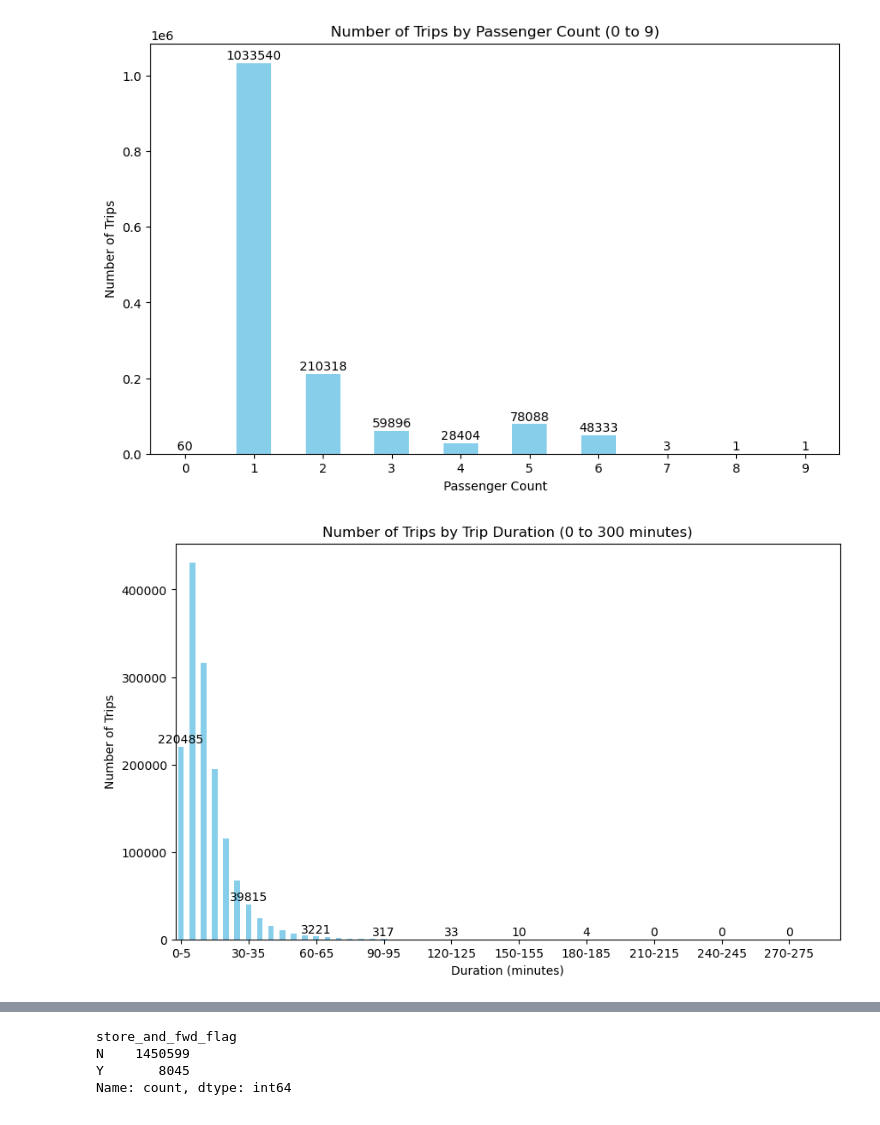
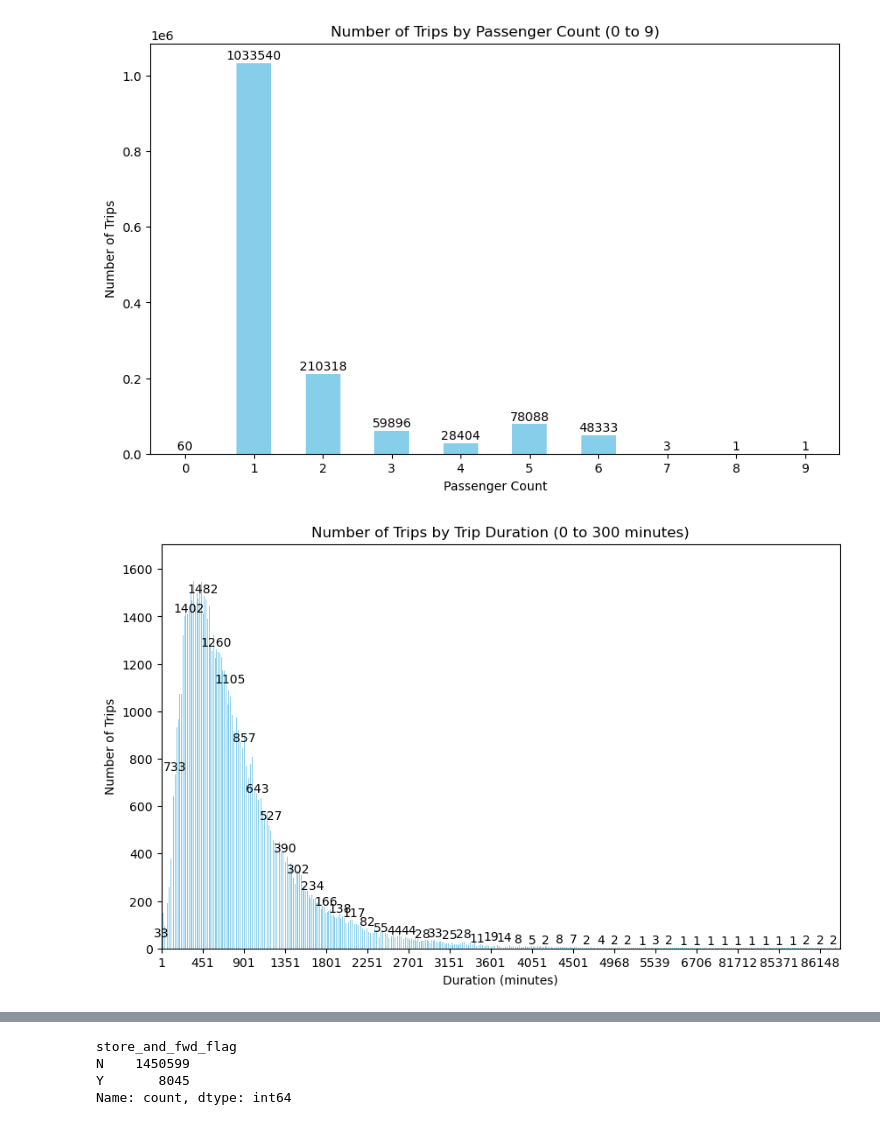
Before and after one commit to Niki123456123456/taxi_trip_duration, a Jupyter notebook: main.ipynb, the cells around one changed output, grey strips where cells are left out. Saved outputs shown, nothing was run; the diff lists cells and outputs as text; code cells hidden in the pictures.

```diff
--- a/main.ipynb
+++ b/main.ipynb
@@ -62,38 +62,21 @@ plt.show()
 # %% [output]
 [figure]
 # %%
-train['trip_duration_min'] = train['trip_duration'] / 60
-train['trip_duration_hour'] = train['trip_duration_min'] / 60
+passenger_count_distribution = train['trip_duration'].value_counts().sort_index()
 
-
-bins = np.arange(0, 300, 5)
-labels = [f"{i}-{i+5}" for i in bins[:-1]]
-
-# Bin the data and count trips per interval
-passenger_count_distribution = pd.cut(train['trip_duration_min'], bins=bins, labels=labels, right=False).value_counts().sort_index()
-
-
-#passenger_count_distribution = passenger_count_distribution.groupby(np.arange(len(passenger_count_distribution)) // 10).sum()
-
-# Filter for passenger counts from 0 to 9
-# passenger_count_distribution = passenger_count_distribution.loc[0:9]
-
-# Plot the distribution
 plt.figure(figsize=(10, 6))
 passenger_count_distribution.plot(kind='bar', color='skyblue')
 plt.title('Number of Trips by Trip Duration (0 to 300 minutes)')
 plt.xlabel('Duration (minutes)')
 plt.ylabel('Number of Trips')
-plt.xticks(np.arange(0, len(passenger_count_distribution), 6),
-           passenger_count_distribution.index[::6],
+plt.xticks(np.arange(0, len(passenger_count_distribution), 450),
+           passenger_count_distribution.index[::450],
            rotation=0)
-# Annotate the bars with the number of trips
-# for index, value in enumerate(passenger_count_distribution):
-    # plt.text(index, value + max(passenger_count_distribution) * 0.01, str(value), ha='center', fontsize=10)
+
 for index, value in enumerate(passenger_count_distribution):
-    if index % 6 != 0:
+    if index % 150 != 0:
         continue
     plt.text(index, value + max(passenger_count_distribution) * 0.01, str(value), ha='center', fontsize=10)
 plt.show()
 # %% [output]
-[figure, old version]
+[figure, new version]
```
Also changed, not shown: parts of 5 cells of this notebook.
